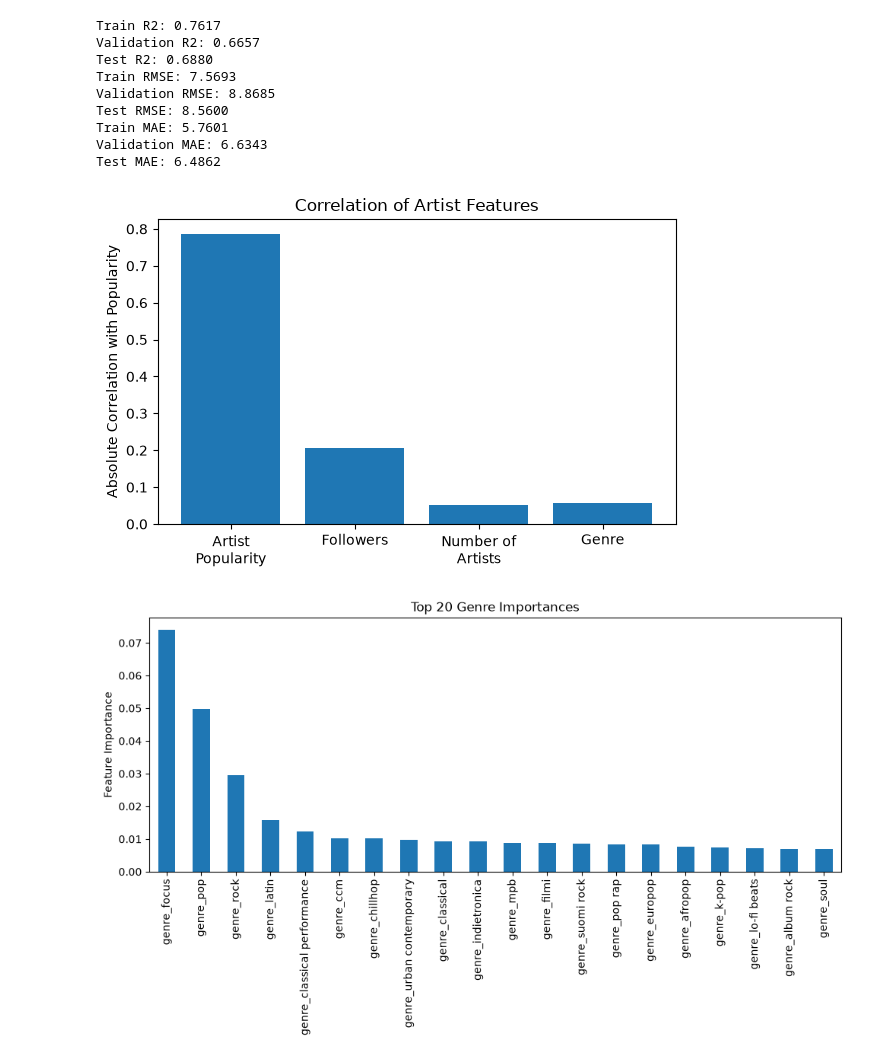
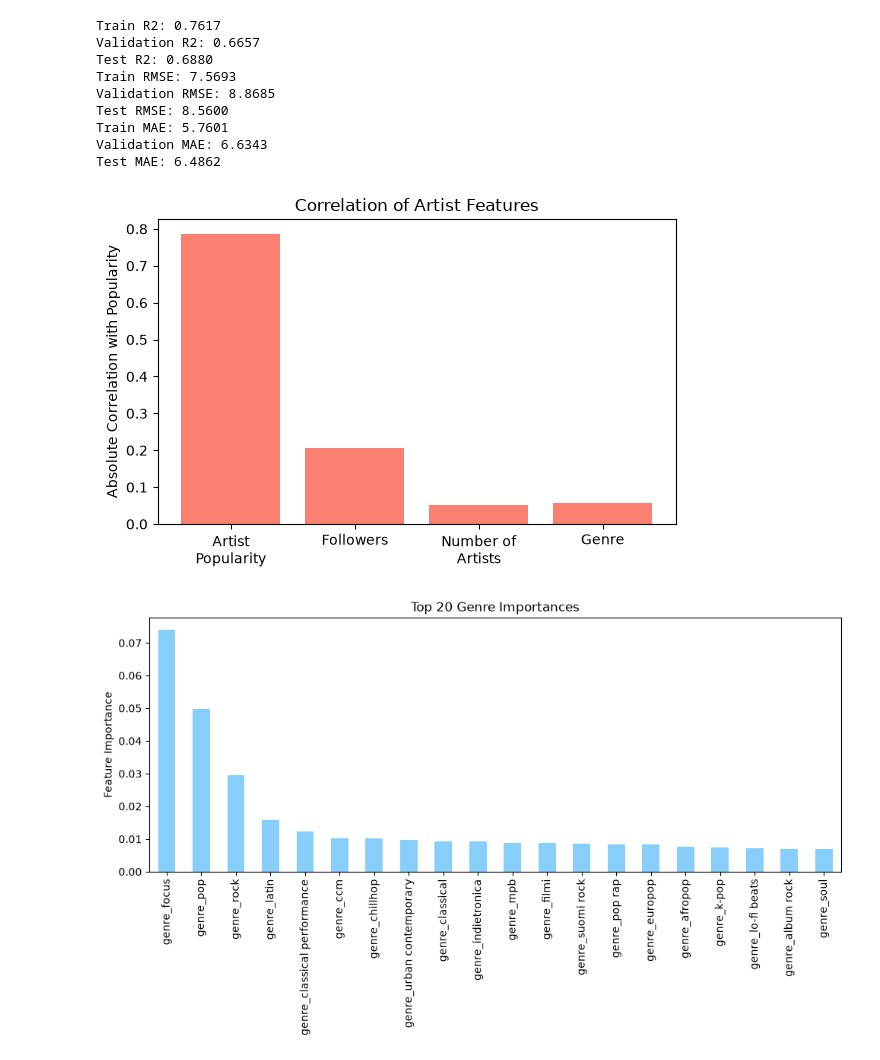
Before and after one commit to sparkyyyhd-bu/bu-rise-music, a Jupyter notebook: src/training/traditional_ML/legacy/artists_xgboost.ipynb, the cells around one changed output. Drawn from its saved outputs; the diff is of its cells as text; code cells hidden in the pictures.

```diff
--- a/src/training/traditional_ML/legacy/artists_xgboost.ipynb
+++ b/src/training/traditional_ML/legacy/artists_xgboost.ipynb
@@ -193,35 +193,35 @@ train_df[target] = y_train
 # Find all genre columns
 genre_cols = [col for col in train_df.columns if col.startswith("genre_")]
 
 # Average absolute correlation across all genres
 genre_corr = (
     train_df[genre_cols]
     .corrwith(train_df[target])
     .abs()
     .mean()
 )
 
 # Correlations for the other three features
 artist_pop_corr = abs(train_df["artist_popularity"].corr(train_df[target]))
 followers_corr = abs(train_df["followers"].corr(train_df[target]))
 num_artists_corr = abs(train_df["num_artists"].corr(train_df[target]))
 
 # Plot
 correlations = {
     "Artist\nPopularity": artist_pop_corr,
     "Followers": followers_corr,
     "Number of\nArtists": num_artists_corr,
     "Genre": genre_corr,
 }
 
 plt.figure(figsize=(6,4))
-plt.bar(correlations.keys(), correlations.values())
+plt.bar(correlations.keys(), correlations.values(), color="salmon")
 plt.ylabel("Absolute Correlation with Popularity")
 plt.title("Correlation of Artist Features")
 plt.tight_layout()
 plt.show()
 # %% [output]
-[figure, old version]
+[figure, new version]
 # %%
 import pandas as pd
 import matplotlib.pyplot as plt
@@ -239,11 +239,11 @@ genre_importance = importance[importance.index.str.contains("genre", case=False)
 top_genres = genre_importance.sort_values(ascending=False).head(20)
 
 plt.figure(figsize=(10,6))
-top_genres.plot(kind="bar")
+top_genres.plot(kind="bar", color="lightskyblue")
 plt.ylabel("Feature Importance")
 plt.title("Top 20 Genre Importances")
 plt.xticks(rotation=90)
 plt.tight_layout()
 plt.show()
 # %% [output]
-[figure, old version]
+[figure, new version]
```
Also changed, not shown: parts of 2 cells of this notebook.
